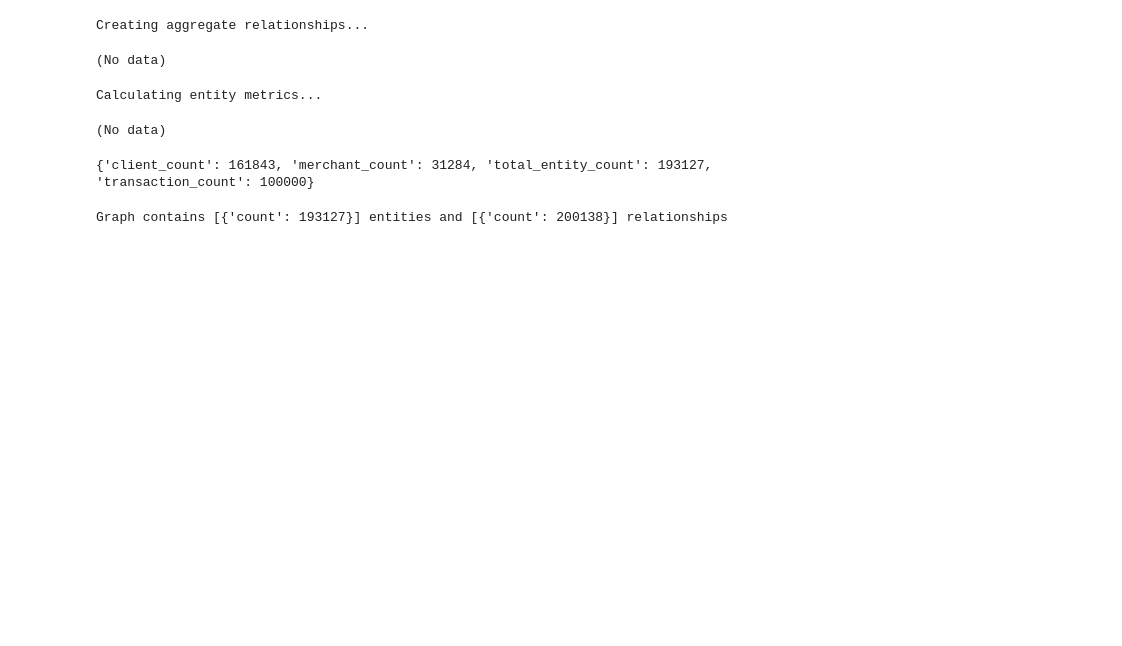
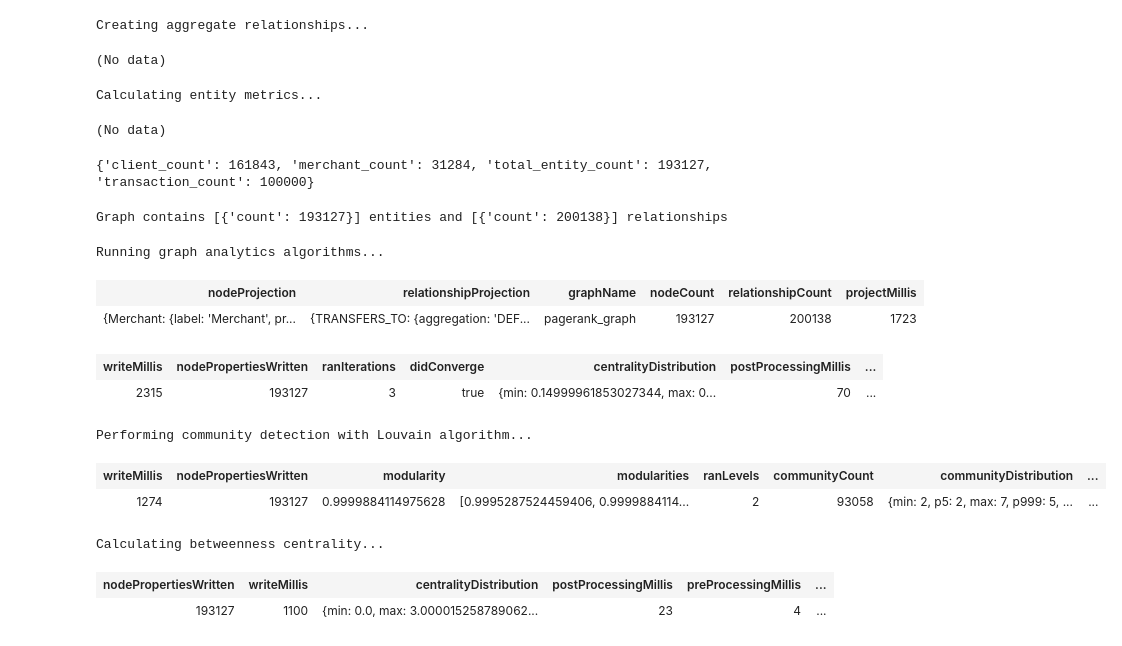
Before and after one commit to Hritin-Raj/Network-Analysis-Fraud-Detection-using-Knowledge-Graphs, a Jupyter notebook: main.ipynb, the cells around one changed output. Cells and saved outputs as stored; diff of their text form; code cells hidden in the pictures; blank space fills up the shorter version.

```diff
--- a/main.ipynb
+++ b/main.ipynb
@@ -360,3 +360,73 @@ relationship_count = graph.run("MATCH ()-[r]->() RETURN count(r) as count").data
 print(f"Graph contains {entity_count} entities and {relationship_count} relationships")
 # %% [output]
 Graph contains [{'count': 193127}] entities and [{'count': 200138}] relationships
+# %%
+# Graph Analytics
+print("Running graph analytics algorithms...")
+
+graph.run("""
+    CALL gds.graph.project(
+    'pagerank_graph',
+    ['Client', 'Merchant'],
+    {
+      TRANSACTION: {
+        orientation: 'NATURAL',
+        properties: ['amount', 'is_fraud_num']
+      },
+      TRANSFERS_TO: {
+        orientation: 'NATURAL',
+        properties: ['tx_count', 'fraud_ratio']
+      }
+    }
+  )
+    """)
+# %% [output]
+Running graph analytics algorithms...
+| nodeProjection | relationshipProjection | graphName | nodeCount | relationshipCount | projectMillis |
+| {Merchant: {label: 'Merchant', pr... | {TRANSFERS_TO: {aggregation: 'DEF... | pagerank_graph | 193127 | 200138 | 1723 |
+# %%
+# Run PageRank with transaction amount as weight
+graph.run("""
+CALL gds.pageRank.write(
+  'pagerank_graph',
+  {
+    relationshipTypes: ['TRANSACTION'],
+    relationshipWeightProperty: 'amount',
+    writeProperty: 'pagerank_score'
+  }
+)
+""")
+# %% [output]
+| writeMillis | nodePropertiesWritten | ranIterations | didConverge | centralityDistribution | postProcessingMillis | ... |
+| 2315 | 193127 | 3 | true | {min: 0.14999961853027344, max: 0... | 70 | ... |
+# %%
+print("Performing community detection with Louvain algorithm...")
+graph.run("""
+CALL gds.louvain.write(
+  'pagerank_graph',
+  {
+    relationshipTypes: ['TRANSFERS_TO'],
+    relationshipWeightProperty: 'tx_count',
+    writeProperty: 'louvain_community'
+  }
+)
+""")
+# %% [output]
+Performing community detection with Louvain algorithm...
+| writeMillis | nodePropertiesWritten | modularity | modularities | ranLevels | communityCount | communityDistribution | ... |
+| 1274 | 193127 | 0.9999884114975628 | [0.9995287524459406, 0.9999884114... | 2 | 93058 | {min: 2, p5: 2, max: 7, p999: 5, ... | ... |
+# %%
+print("Calculating betweenness centrality...")
+graph.run("""
+CALL gds.betweenness.write(
+  'pagerank_graph',
+  {
+    relationshipTypes: ['TRANSACTION', 'TRANSFERS_TO'],
+    writeProperty: 'betweenness_centrality'
+  }
+)
+""")
+# %% [output]
+Calculating betweenness centrality...
+| nodePropertiesWritten | writeMillis | centralityDistribution | postProcessingMillis | preProcessingMillis | ... |
+| 193127 | 1100 | {min: 0.0, max: 3.000015258789062... | 23 | 4 | ... |
```
Also changed, not shown: parts of 5 cells of this notebook.
